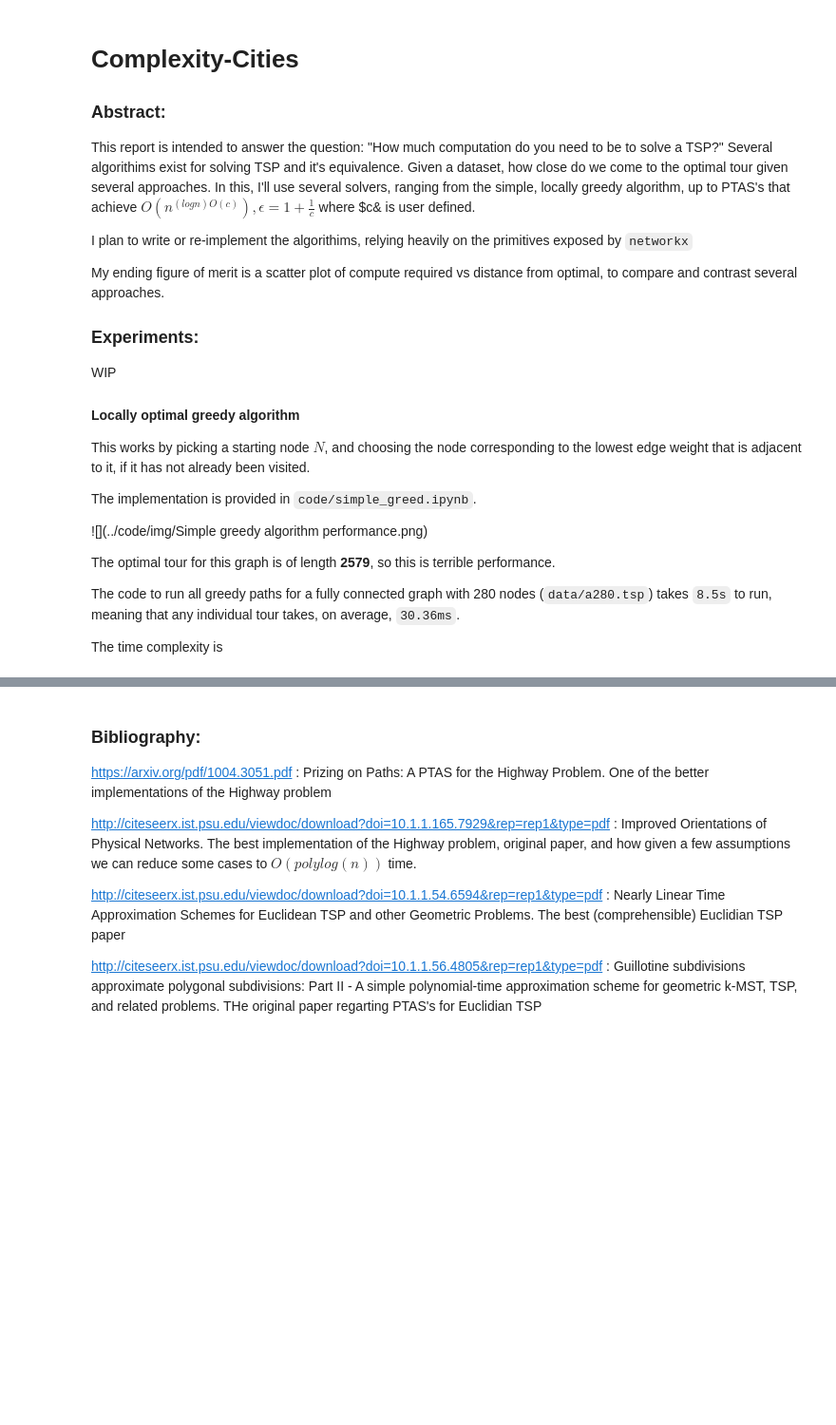
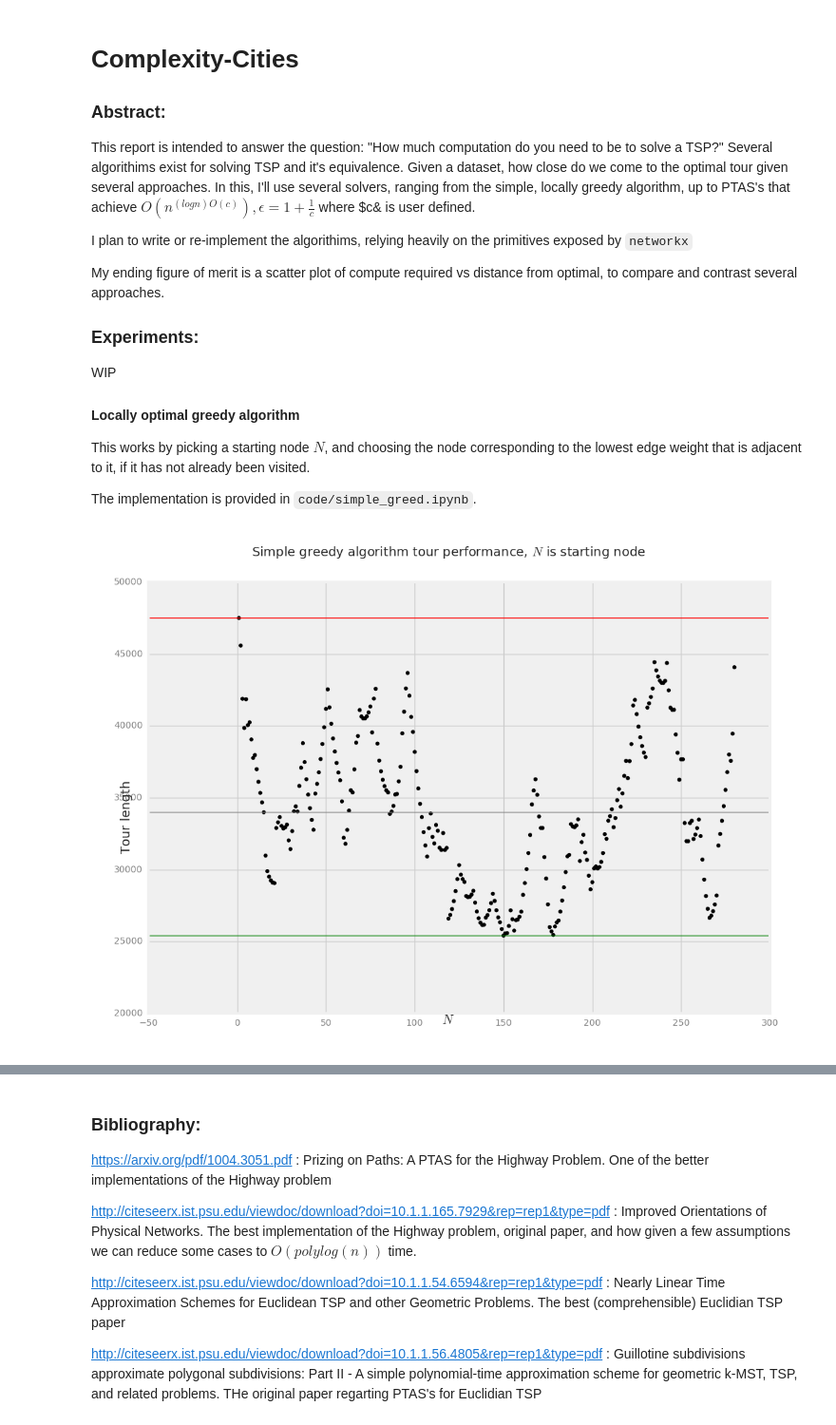
Before and after one commit to DhashS/Olin-Complexity-Final-Project, a Jupyter notebook: reports/preliminary_report.ipynb, the cells around one changed output, grey strips where cells are left out. Shown at 95% size. Cells and saved outputs as stored; diff of their text form; code cells hidden in the pictures; blank space fills up the shorter version.

```diff
--- a/reports/preliminary_report.ipynb
+++ b/reports/preliminary_report.ipynb
@@ -14,11 +16,7 @@ WIP
 This works by picking a starting node $N$, and choosing the node corresponding to the lowest edge weight that is adjacent to it, if it has not already been visited.
 
 The implementation is provided in `code/simple_greed.ipynb`.
-
-![](../code/img/Simple greedy algorithm performance.png)
-
-The optimal tour for this graph is of length **2579**, so this is terrible performance.
-
-The code to run all greedy paths for a fully connected graph with 280 nodes (`data/a280.tsp`) takes `8.5s` to run, meaning that any individual tour takes, on average, `30.36ms`.
-
-The time complexity is
+# %%
+Image('../code/img/Simple greedy algorithm performance.png')
+# %% [output]
+[figure, added]
```
Also changed, not shown: parts of 2 cells of this notebook.
